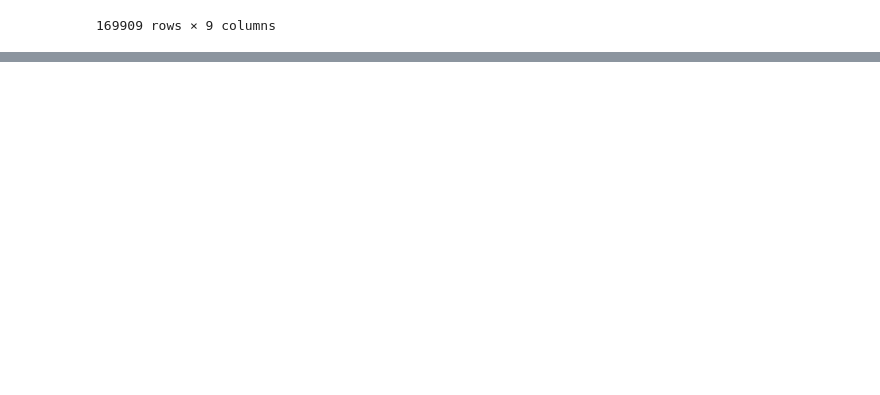
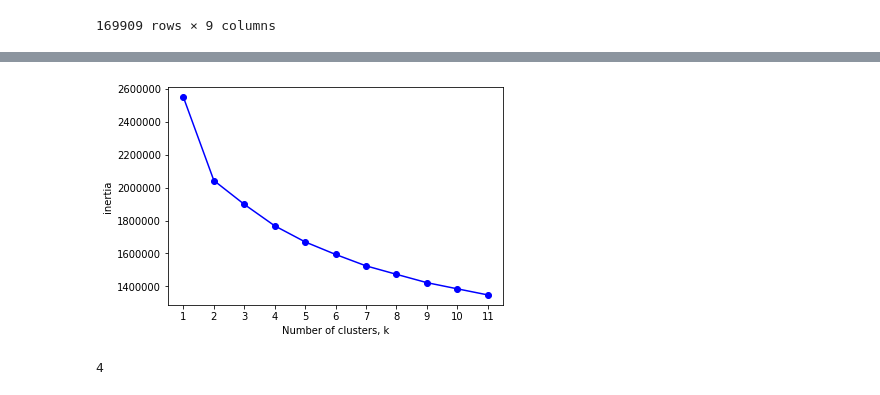
Before and after one commit to CodingDuckmx/Spotify_suggestions, a Jupyter notebook: wrapping_db.ipynb, the cells around one changed output, grey strips where cells are left out. Cells and saved outputs as stored; diff of their text form; code cells hidden in the pictures; blank space fills up the shorter version.

```diff
--- a/wrapping_db.ipynb
+++ b/wrapping_db.ipynb
@@ -59,0 +158,30 @@ kaggle[['release_date','year']]
+# %%
+# Find the clusters
+
+ks = range(1,12)
+inertias = list()
+
+for k in ks:
+    # Create a KMeans instance with k clusters
+    model = KMeans(n_clusters = k, random_state=42)
+
+    # Fit model to samples
+    model.fit(X_std)
+
+    # Append the inertia to the list of inertias
+    inertias.append(model.inertia_)
+
+# Plot the inertias
+
+plt.plot(ks,inertias, '-o', color='blue')
+plt.xlabel('Number of clusters, k')
+plt.ylabel('inertia')
+plt.xticks(ks)
+plt.show()
+# %% [output]
+[figure, added]
+# %%
+kl = KneeLocator(range(1,12),inertias, curve='convex',direction='decreasing')
+kl.elbow
+# %% [output]
+4
```
Also changed, not shown: parts of 37 cells of this notebook, 21 other files.
